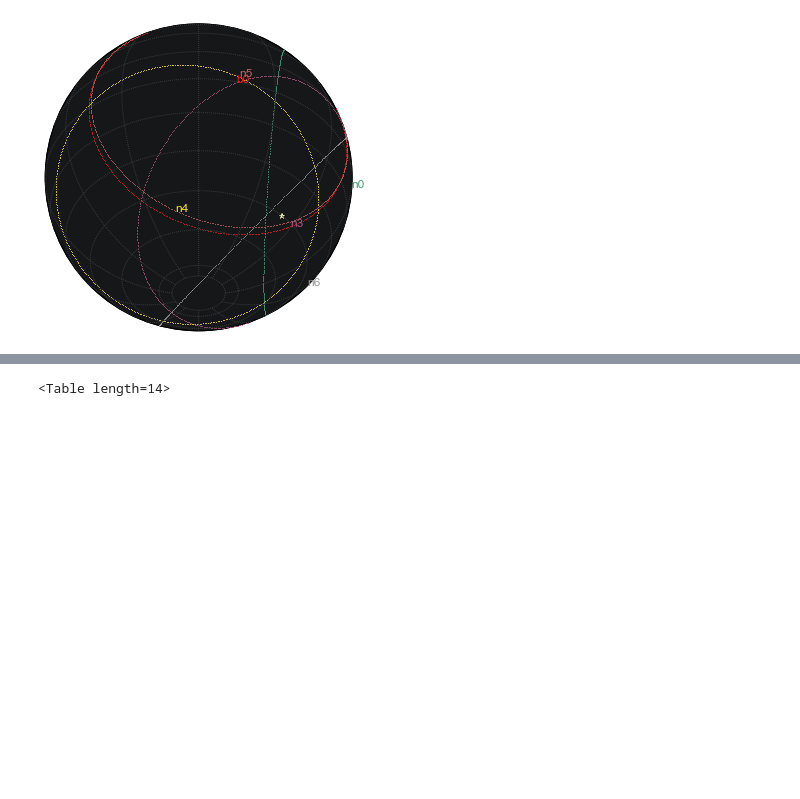
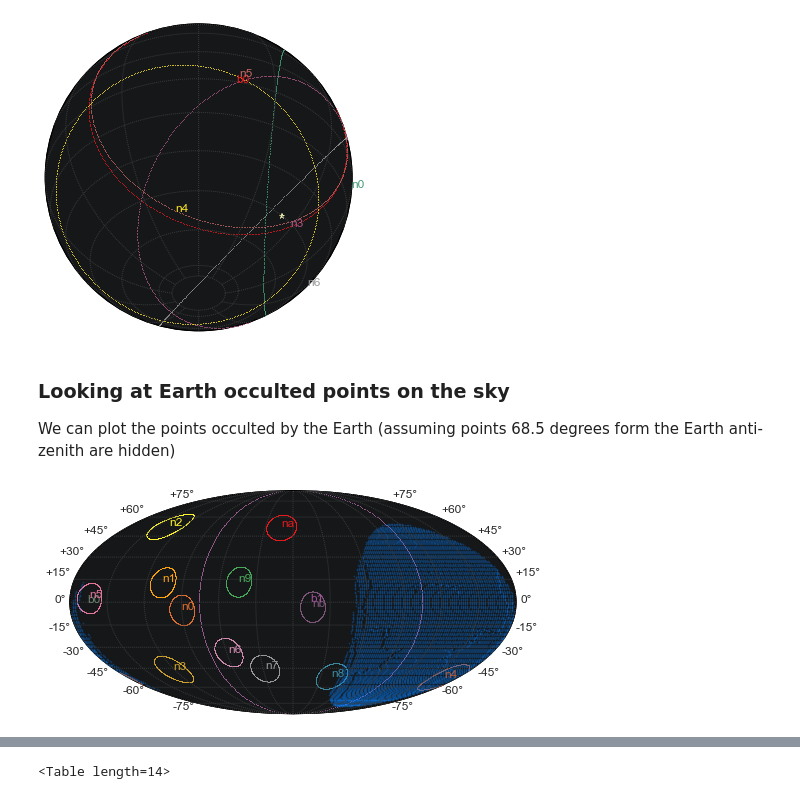
Before and after one commit to grburgess/gbmgeometry, a Jupyter notebook: examples/demo.ipynb, the cells around one changed output, grey strips where cells are left out. Cells and saved outputs as stored; diff of their text form; code cells hidden in the pictures; blank space fills up the shorter version.

Commit message:
Added earth plotting

```diff
--- a/examples/demo.ipynb
+++ b/examples/demo.ipynb
@@ -92,7 +96,7 @@ The sc_pos are Earth centered coordinates (in km for trigdat and m for poshist)
 
 Ideally, we want to know about many detectors. The GBM class performs operations on all detectors for ease of use. It also has plotting capabilities
 # %%
-myGBM = GBM(interp.quaternion(0))
+myGBM = GBM(interp.quaternion(0),sc_pos=interp.sc_pos(0)*u.km)
 
 myGBM.get_centers()
 # %% [output]
@@ -186,3 +190,11 @@ myGBM.detector_plot(radius=60,
 Warning: Cannot label parallels on Orthographic basemap
 [figure]
 [figure]
+# %% [markdown]
+### Looking at Earth occulted points on the sky
+
+We can plot the points occulted by the Earth (assuming points 68.5 degrees form the Earth anti-zenith are hidden)
+# %%
+myGBM.detector_plot(radius=10,show_earth=True)
+# %% [output]
+[figure, added]
```
Also changed, not shown: parts of 11 cells of this notebook, 3 other files.
